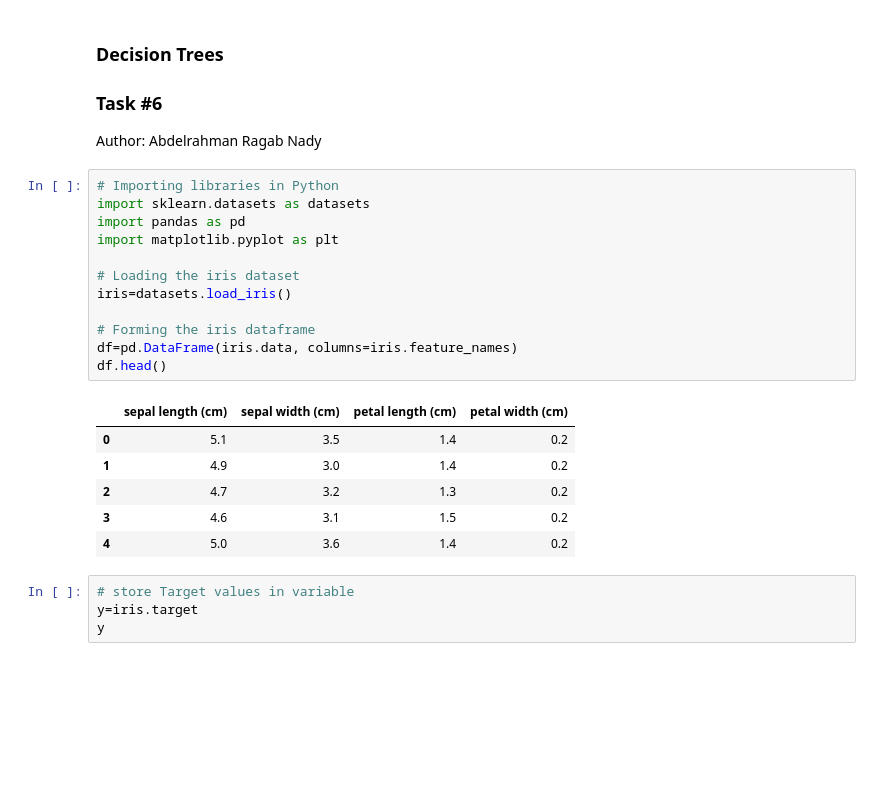
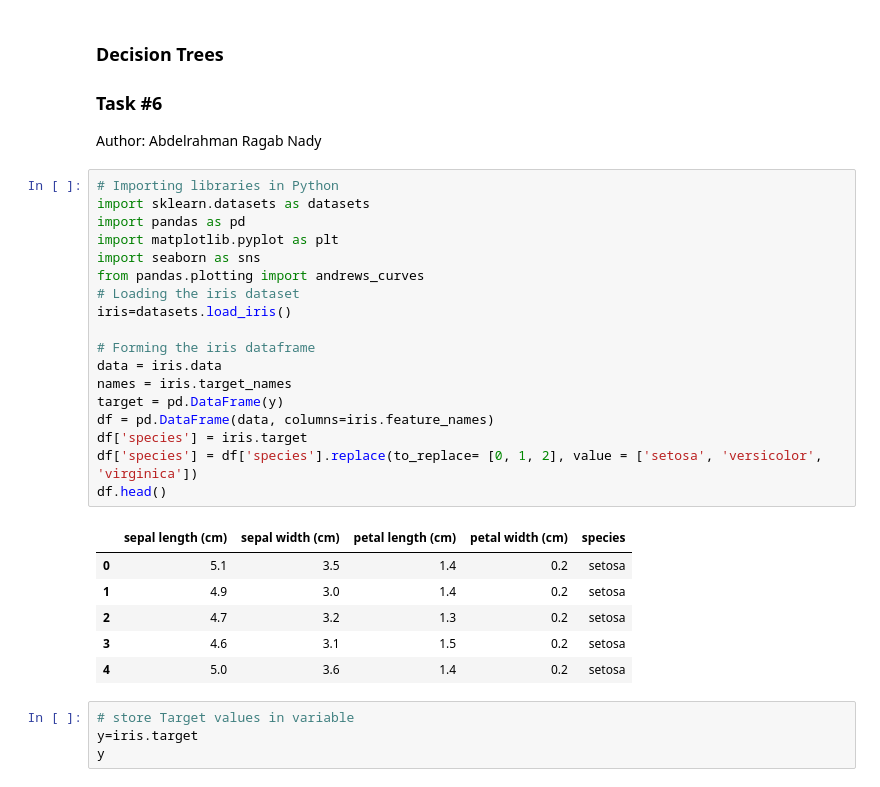
Before and after one commit to Abdelrhman2022/Predicting-the-Iris-by-Decision-Tree, a Jupyter notebook: DecisionTrees.ipynb, the cells around one changed output. Drawn from its saved outputs; the diff is of its cells as text; blank space fills up the shorter version.

```diff
--- a/DecisionTrees.ipynb
+++ b/DecisionTrees.ipynb
@@ -7,22 +7,28 @@ Author: Abdelrahman Ragab Nady
 # %%
 # Importing libraries in Python
 import sklearn.datasets as datasets
 import pandas as pd
 import matplotlib.pyplot as plt
-
+import seaborn as sns
+from pandas.plotting import andrews_curves
 # Loading the iris dataset
 iris=datasets.load_iris()
 
 # Forming the iris dataframe
-df=pd.DataFrame(iris.data, columns=iris.feature_names)
+data = iris.data
+names = iris.target_names
+target = pd.DataFrame(y)
+df = pd.DataFrame(data, columns=iris.feature_names)
+df['species'] = iris.target
+df['species'] = df['species'].replace(to_replace= [0, 1, 2], value = ['setosa', 'versicolor', 'virginica'])
 df.head()
 # %% [output]
-|  | sepal length (cm) | sepal width (cm) | petal length (cm) | petal width (cm) |
-| 0 | 5.1 | 3.5 | 1.4 | 0.2 |
-| 1 | 4.9 | 3.0 | 1.4 | 0.2 |
-| 2 | 4.7 | 3.2 | 1.3 | 0.2 |
-| 3 | 4.6 | 3.1 | 1.5 | 0.2 |
-| 4 | 5.0 | 3.6 | 1.4 | 0.2 |
+|  | sepal length (cm) | sepal width (cm) | petal length (cm) | petal width (cm) | species |
+| 0 | 5.1 | 3.5 | 1.4 | 0.2 | setosa |
+| 1 | 4.9 | 3.0 | 1.4 | 0.2 | setosa |
+| 2 | 4.7 | 3.2 | 1.3 | 0.2 | setosa |
+| 3 | 4.6 | 3.1 | 1.5 | 0.2 | setosa |
+| 4 | 5.0 | 3.6 | 1.4 | 0.2 | setosa |
 # %%
 # store Target values in variable
 y=iris.target
```
Also changed, not shown: parts of 9 cells of this notebook.
